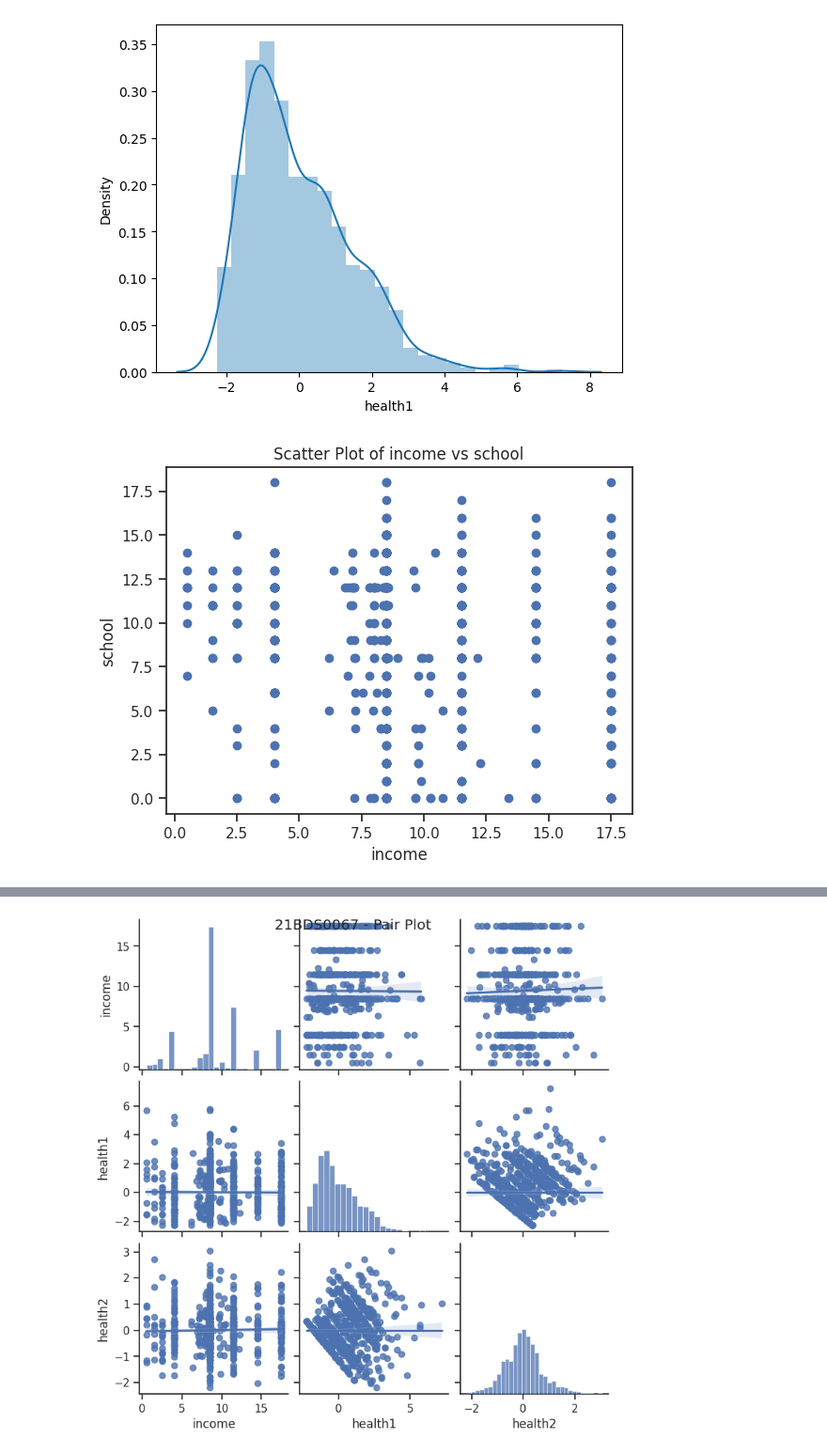
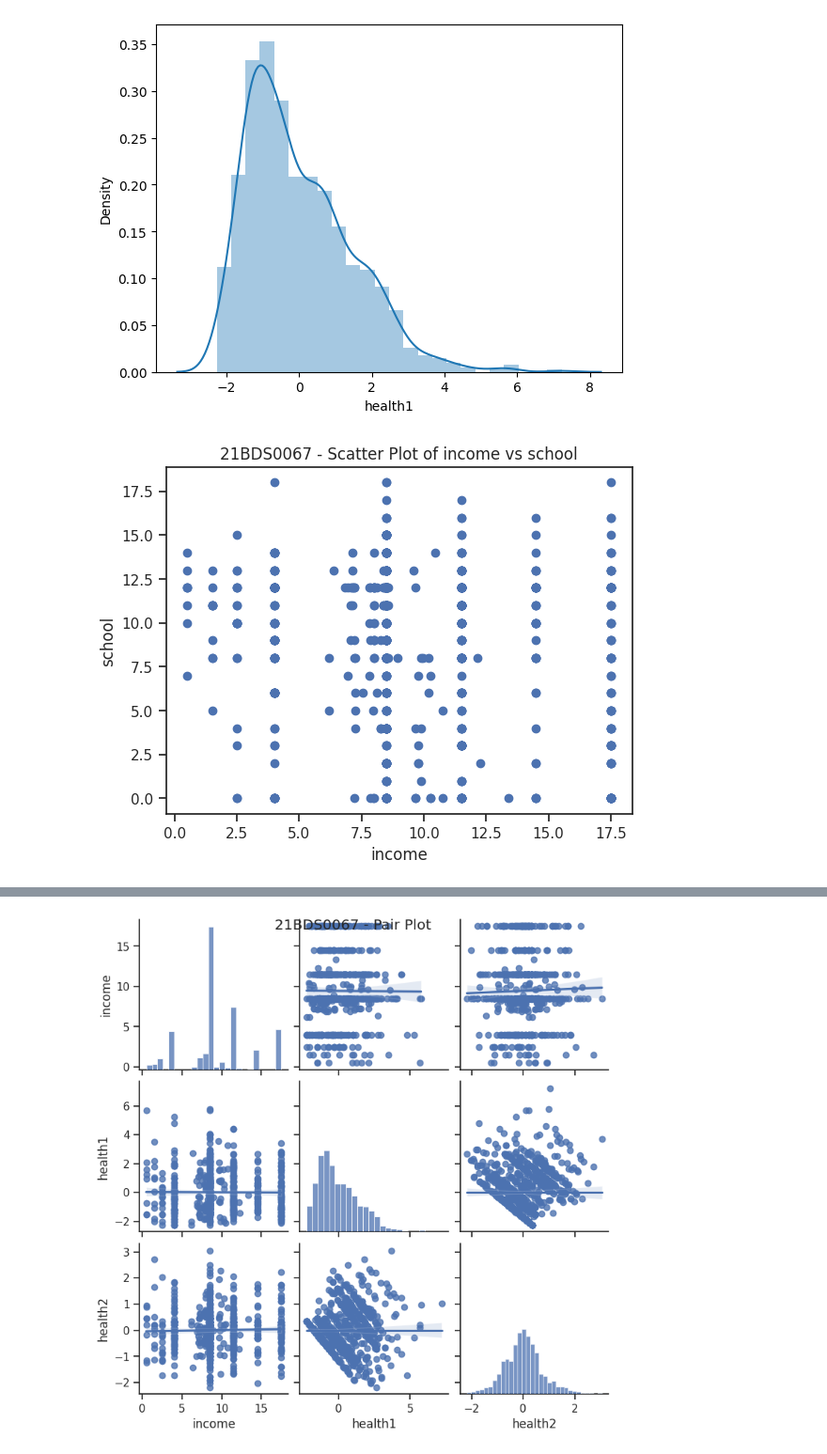
Before and after one commit to JananeeShri27/EDA-THEORY, a Jupyter notebook: Untitled0.ipynb, the cells around one changed output, grey strips where cells are left out. Shown at 94% size. Cells and saved outputs as stored; diff of their text form; code cells hidden in the pictures.

```diff
--- a/Untitled0.ipynb
+++ b/Untitled0.ipynb
@@ -327,12 +332,12 @@ https://gist.github.com/mwaskom/de44147ed2974457ad6372750bbe5751
 # %%
 # Bivariate Analysis-Scatter plot between two numerical variables
 plt.scatter(df['income'], df['school'])
-plt.title("Scatter Plot of income vs school")
+plt.title("21BDS0067 - Scatter Plot of income vs school")
 plt.xlabel("income")
 plt.ylabel("school")
 plt.show()
 # %% [output]
-[figure, old version]
+[figure, new version]
 # %%
 # Pair plot for a few columns to visualize relationships
 sns.pairplot(df, vars=['income', 'exposure', 'visits'])
```
Also changed, not shown: parts of 13 cells of this notebook.
